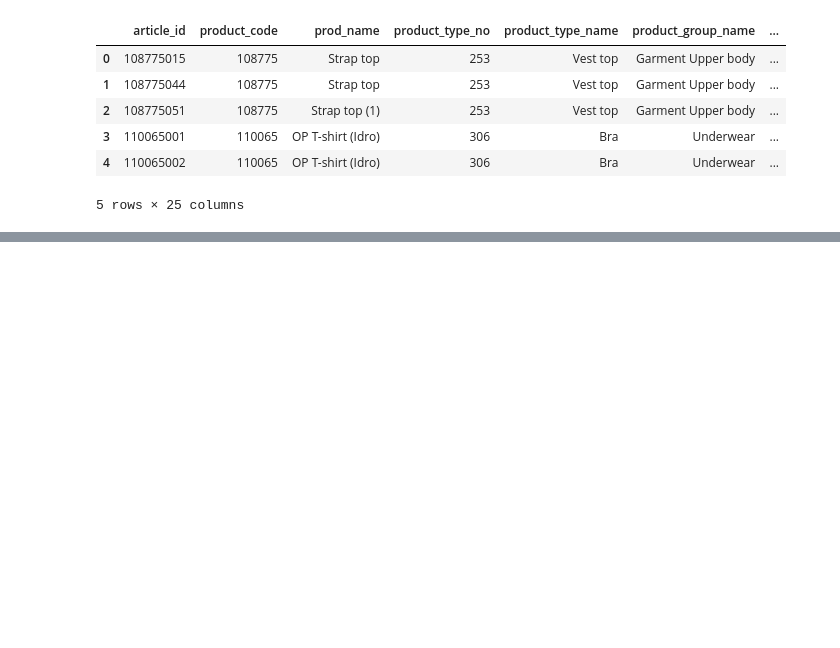
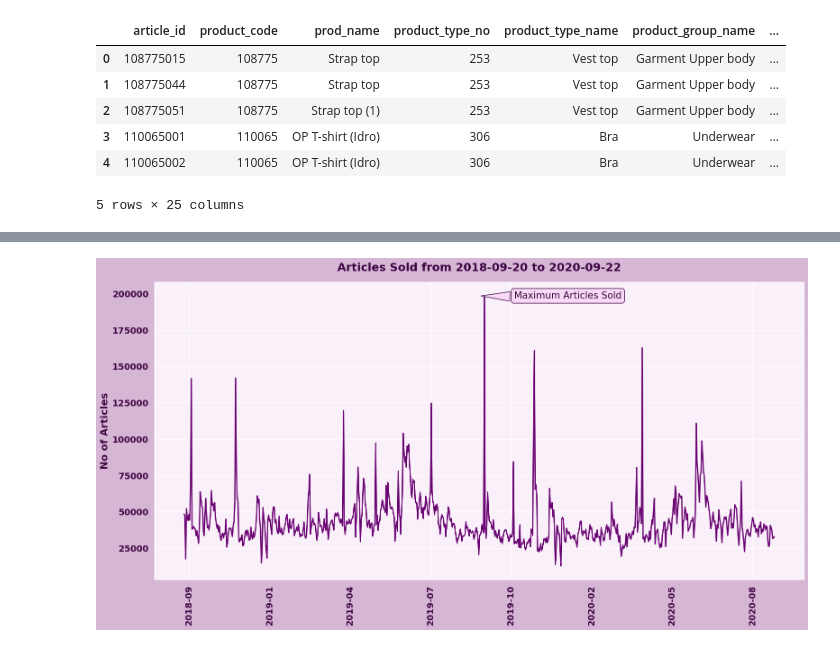
Before and after one commit to amien1410/colab-notebooks, a Jupyter notebook: Colab_Pyspark_H&M_EDA_Recommendation.ipynb, the cells around one changed output, grey strips where cells are left out. Drawn from its saved outputs; the diff is of its cells as text; code cells hidden in the pictures; blank space fills up the shorter version.

```diff
--- a/Colab_Pyspark_H&M_EDA_Recommendation.ipynb
+++ b/Colab_Pyspark_H&M_EDA_Recommendation.ipynb
@@ -145,0 +165,6 @@ articles.head()
+# %%
+year=transactions.groupby('t_dat').count()[['article_id']]
+yearwise1=year.reset_index()
+#yearwise1.head()
+print (transactions.t_dat.min())
+print (transactions.t_dat.max())
@@ -145,0 +192,42 @@ articles.head()
+# %%
+yearwise1['t_dat'] = pd.to_datetime(yearwise1['t_dat'], format='%Y-%m-%d')
+
+sns.set(rc={'axes.facecolor':'#faf0fa'}) # graph facecolor
+font_color = '#3e0542'
+fig, ax = plt.subplots(facecolor='#d6b6d5')
+fig.set_size_inches(18,12)
+
+ax.plot('t_dat', 'article_id', data=yearwise1, color='#6a0573', linewidth=2)
+
+plt.tight_layout()
+ax.xaxis.set_major_formatter(mdates.DateFormatter('%Y-%m'))
+ax.xaxis.set_major_locator(ticker.MultipleLocator(100))
+plt.xticks(rotation=90)
+ttl = ax.set_title('Articles Sold from 2018-09-20 to 2020-09-22', fontsize=18, pad=18, color=font_color, fontweight = 'bold')
+
+x_line_annotation = dt.datetime(2019,9,22)
+
+ax.annotate('Maximum Articles Sold',
+            xy=(x_line_annotation, 198522),
+            xycoords='data',
+            xytext=(55, 0), textcoords='offset points',
+            size=15, va="center",
+            color='#3e0542',
+            bbox=dict(boxstyle="round",facecolor='#f7daf7', edgecolor='#3e0542'),
+            arrowprops=dict(arrowstyle="wedge,tail_width=1.",
+                            facecolor='#f7daf7',
+                            edgecolor='#3e0542',
+                            relpos=(0.1, 0.4)))
+
+
+ttl.set_position([.5, 1.02])
+ax.set_ylabel('No of Articles', color=font_color, fontsize=16, fontweight = 'bold')
+plt.xticks(color=font_color, fontweight = 'bold')
+plt.yticks(color=font_color, fontweight = 'bold')
+for label in (ax.get_xticklabels() + ax.get_yticklabels()):
+    label.set_fontsize(14)
+# Adjust subplots so that the title and labels would fit
+plt.subplots_adjust(top=0.85, bottom=0.3, left=0.1, right=0.9)
+plt.show()
+# %% [output]
+[figure, added]
```
Also changed, not shown: parts of 7 cells of this notebook.
